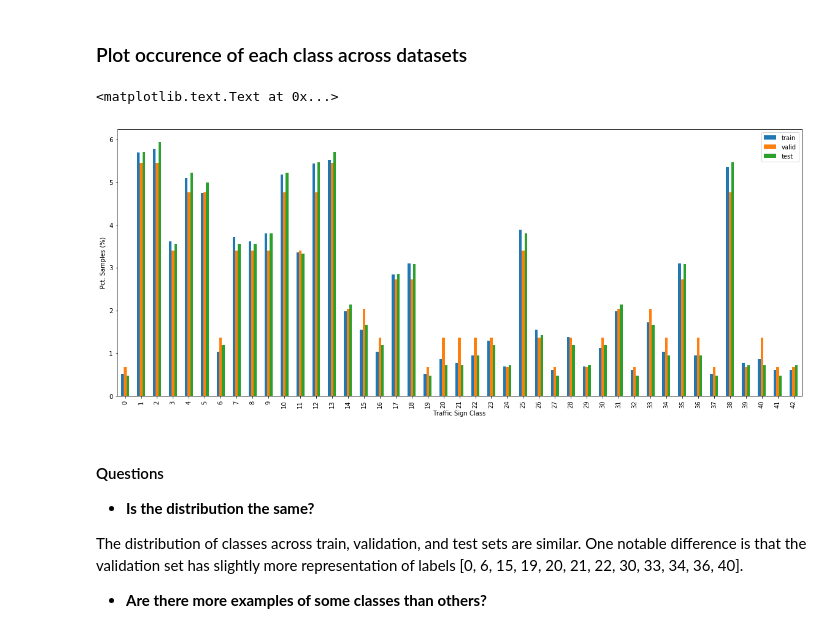
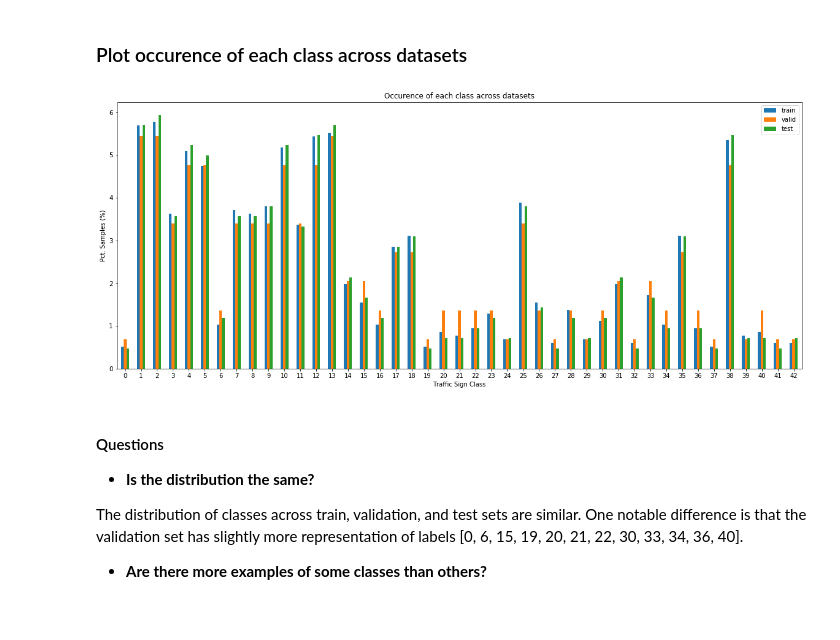
Before and after one commit to alexramos/CarND-Traffic-Sign-Classifier-Project, a Jupyter notebook: Traffic_Sign_Classifier.ipynb, the cells around one changed output. Drawn from its saved outputs; the diff is of its cells as text; code cells hidden in the pictures.

```diff
--- a/Traffic_Sign_Classifier.ipynb
+++ b/Traffic_Sign_Classifier.ipynb
@@ -131,19 +132,20 @@ plt.tight_layout()
 # %%
 datasets = {'train': y_train, 'valid': y_valid, 'test': y_test}
 dataset_names = ['train', 'valid', 'test']
 
 label_counts = [pd.Series(datasets[d]).value_counts().sort_index() for d in dataset_names]
 label_counts = pd.concat(label_counts, axis=1)
 label_counts.columns = dataset_names
 
 label_counts = label_counts / [n_train, n_validation, n_test] * 100
 
-label_counts.plot.bar(figsize=(20, 8))
+label_counts.plot.bar(figsize=(20, 8), rot=0)
 plt.xlabel('Traffic Sign Class')
 plt.ylabel('Pct. Samples (%)')
+plt.title('Occurence of each class across datasets')
+plt.savefig('plots/class_occurence_bar.png')
 # %% [output]
-<matplotlib.text.Text at 0x...>
-[figure, old version]
+[figure, new version]
 # %% [markdown]
 #### Questions
 - **Is the distribution the same?**
```
Also changed, not shown: parts of 25 cells of this notebook, 3 other files.
